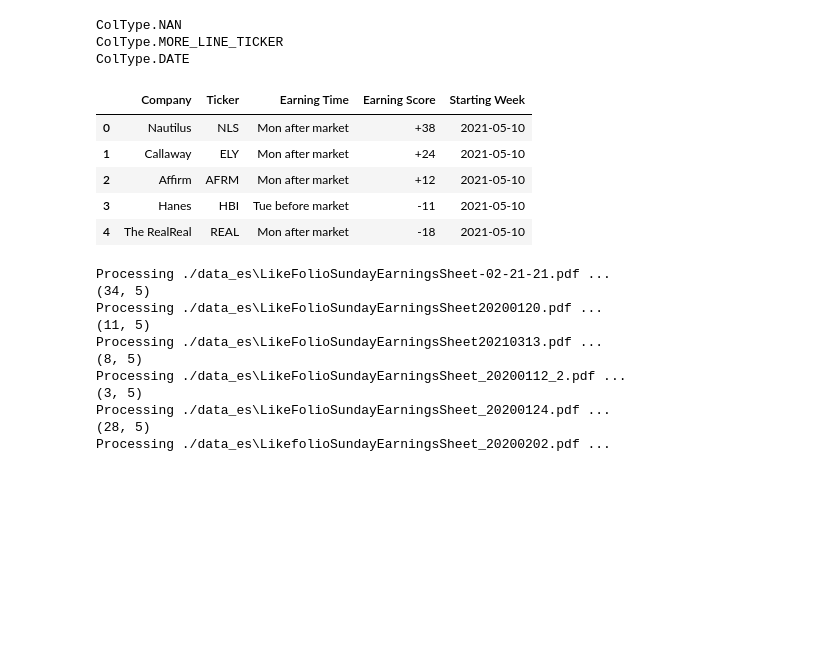
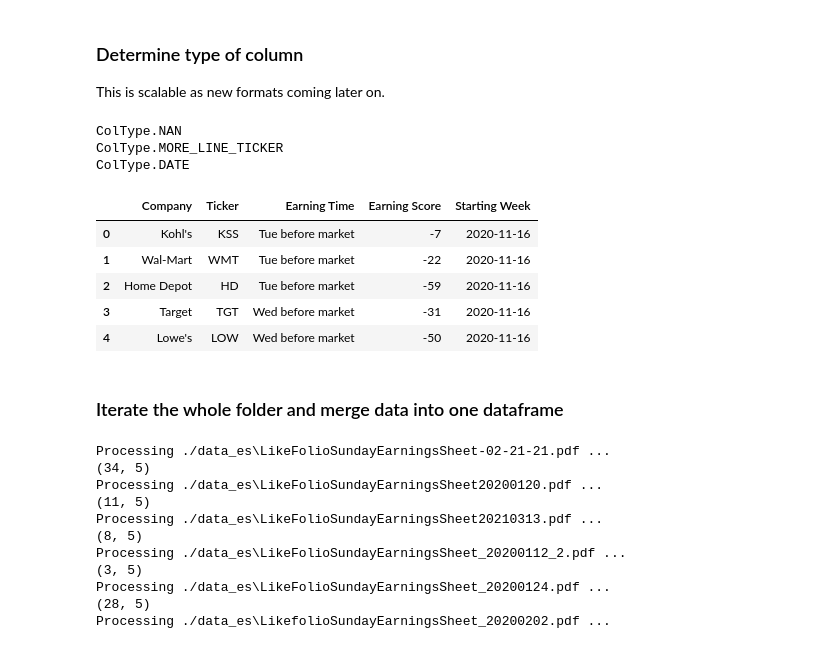
Before and after one commit to chutianwen/likefolioParser, a Jupyter notebook: Likefolio_parser.ipynb, the cells around one changed output. Drawn from its saved outputs; the diff is of its cells as text; code cells hidden in the pictures; blank space fills up the shorter version.

```diff
--- a/Likefolio_parser.ipynb
+++ b/Likefolio_parser.ipynb
@@ -39,13 +39,11 @@ LINE_SEPARATOR = '\r'
 # %%
 import datetime as dt
 def get_date(data):
-    fmts = ('%Y','%b %d, %Y','%b %d, %Y','%B %d, %Y','%B %d %Y','%m/%d/%Y','%m/%d/%y','%b %Y','%B%Y','%b %d,%Y',
+    fmts = ('%B %d %Y','%m/%d/%Y','%m/%d/%y','%b %Y','%B%Y','%b %d,%Y',
             '%m-%d-%Y', '%Y-%m-%d')
     for fmt in fmts:
         try:
-            t = dt.datetime.strptime(data, fmt)
-            date = str(t).split(' ')[0]
-            return date
+            return dt.datetime.strptime(data, fmt)
         except:
             pass
     return None
@@ -56,3 +54,6 @@ get_date('2021-05-10')
+# %% [markdown]
+### Determine type of column
+This is scalable as new formats coming later on.
 # %%
 from enum import Enum
 class ColType(Enum):
@@ -146,15 +152,17 @@ def earning_prediction_df_from_file(path):
 
     return final_df
 # %%
-test_df = earning_prediction_df_from_file('./data_es\/LikeFolioSundayEarningsSheet_20210509.pdf')
+test_df = earning_prediction_df_from_file('./data_es\LikeFolioSundayEarningsSheet_20201115.pdf')
 test_df.head()
 # %% [output]
 |  | Company | Ticker | Earning Time | Earning Score | Starting Week |
-| 0 | Nautilus | NLS | Mon after market | +38 | 2021-05-10 |
-| 1 | Callaway | ELY | Mon after market | +24 | 2021-05-10 |
-| 2 | Affirm | AFRM | Mon after market | +12 | 2021-05-10 |
-| 3 | Hanes | HBI | Tue before market | -11 | 2021-05-10 |
-| 4 | The RealReal | REAL | Mon after market | -18 | 2021-05-10 |
+| 0 | Kohl's | KSS | Tue before market | -7 | 2020-11-16 |
+| 1 | Wal-Mart | WMT | Tue before market | -22 | 2020-11-16 |
+| 2 | Home Depot | HD | Tue before market | -59 | 2020-11-16 |
+| 3 | Target | TGT | Wed before market | -31 | 2020-11-16 |
+| 4 | Lowe's | LOW | Wed before market | -50 | 2020-11-16 |
+# %% [markdown]
+### Iterate the whole folder and merge data into one dataframe
 # %%
 DATA_FOLDER = './data_es'
 PATHS = [join(DATA_FOLDER, f) for f in listdir(DATA_FOLDER) if isfile(join(DATA_FOLDER, f))]
```
Also changed, not shown: parts of 11 cells of this notebook.
